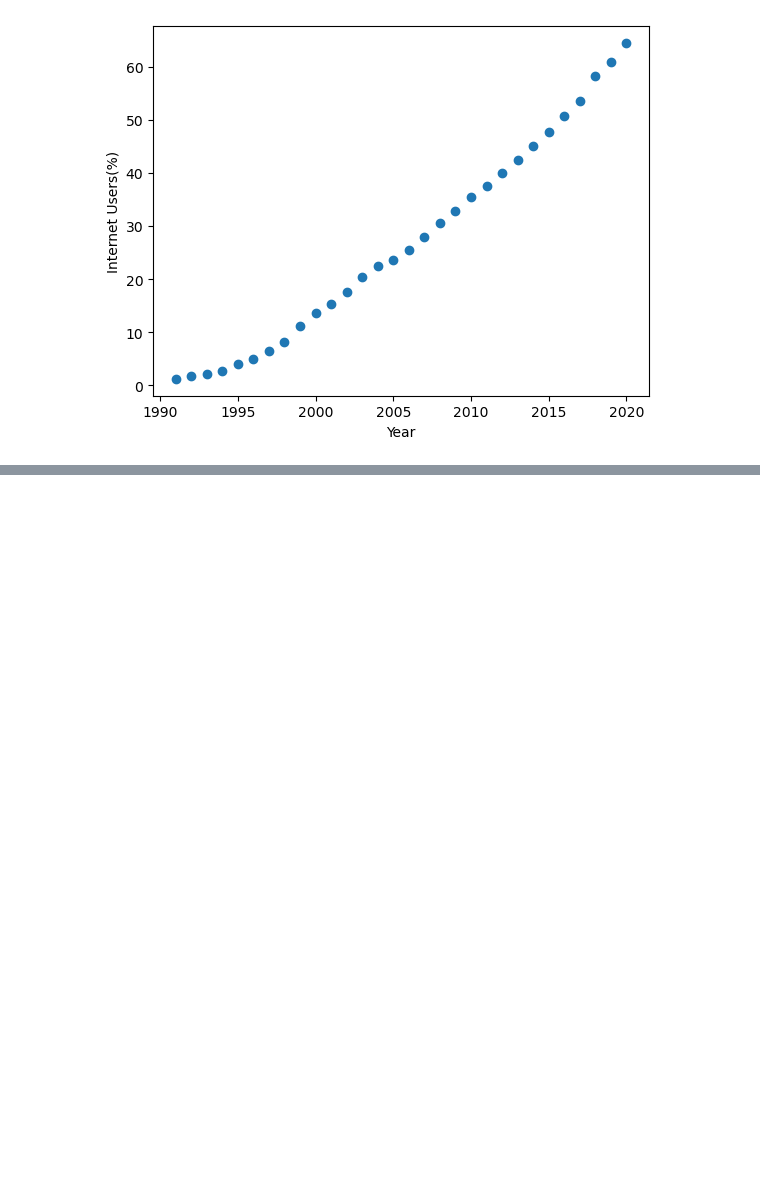
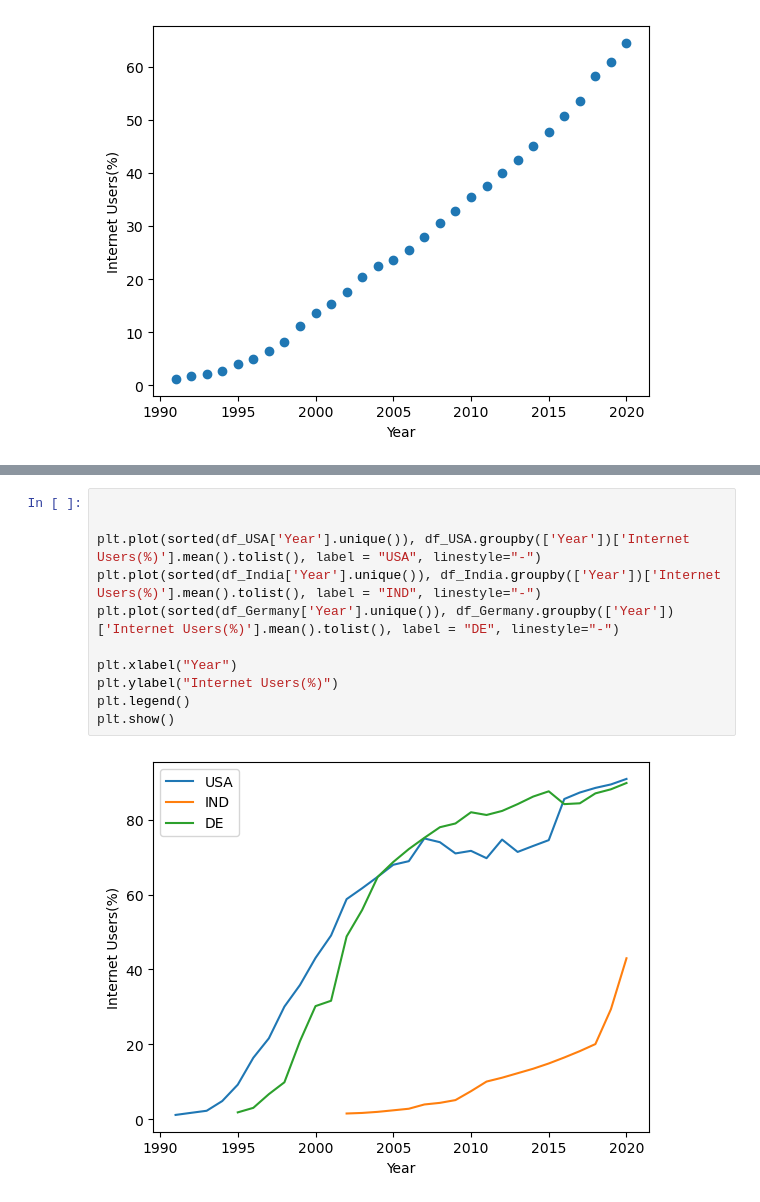
Before and after one commit to saad415/DataScience, a Jupyter notebook: EDA.ipynb, the cells around one changed output, grey strips where cells are left out. Drawn from its saved outputs; the diff is of its cells as text; blank space fills up the shorter version.

```diff
--- a/EDA.ipynb
+++ b/EDA.ipynb
@@ -183,0 +167,13 @@ plt.scatter(sorted(df_USA['Year'].unique()),df_USA.groupby(['Year'])['Internet U
+# %%
+
+
+plt.plot(sorted(df_USA['Year'].unique()), df_USA.groupby(['Year'])['Internet Users(%)'].mean().tolist(), label = "USA", linestyle="-")
+plt.plot(sorted(df_India['Year'].unique()), df_India.groupby(['Year'])['Internet Users(%)'].mean().tolist(), label = "IND", linestyle="-")
+plt.plot(sorted(df_Germany['Year'].unique()), df_Germany.groupby(['Year'])['Internet Users(%)'].mean().tolist(), label = "DE", linestyle="-")
+
+plt.xlabel("Year")
+plt.ylabel("Internet Users(%)")
+plt.legend()
+plt.show()
+# %% [output]
+[figure, added]
```
Also changed, not shown: parts of 6 cells of this notebook.
